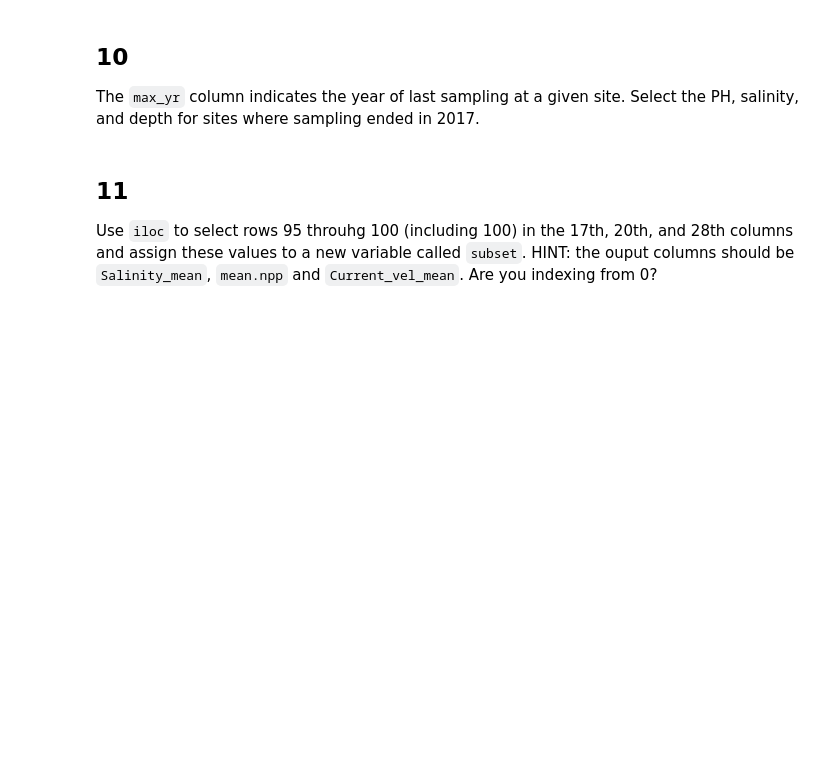
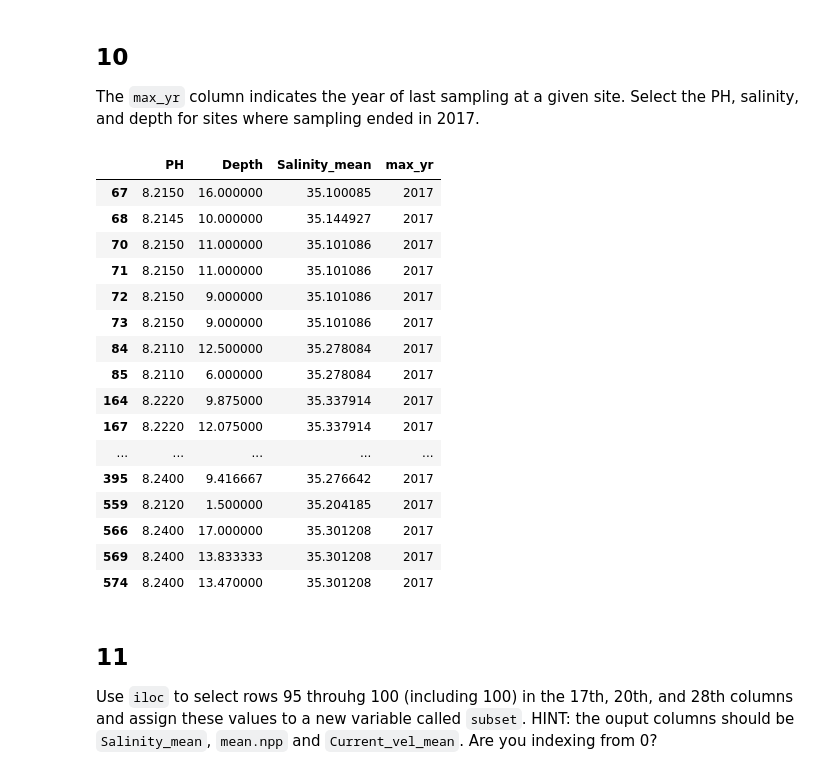
Before and after one commit to kristinaglass/eds220-hwk-1, a Jupyter notebook: hwk1-task3.ipynb, the cells around one changed output. Cells and saved outputs as stored; diff of their text form; code cells hidden in the pictures; blank space fills up the shorter version.

```diff
--- a/hwk1-task3.ipynb
+++ b/hwk1-task3.ipynb
@@ -208,3 +276,26 @@ The `max_yr` column indicates the year of last sampling at a given site. Select
+# %%
+# solve exercise here
+#using loc to select row by condition
+#selects "PH", "Depth", "max_yr", and "Salinity_mean" columns showing only rows where the year is 2017
+coral_div.loc[coral_div['max_yr']==2017, ['PH', 'Depth', 'Salinity_mean', 'max_yr']]
+# %% [output]
+|  | PH | Depth | Salinity_mean | max_yr |
+| 67 | 8.2150 | 16.000000 | 35.100085 | 2017 |
+| 68 | 8.2145 | 10.000000 | 35.144927 | 2017 |
+| 70 | 8.2150 | 11.000000 | 35.101086 | 2017 |
+| 71 | 8.2150 | 11.000000 | 35.101086 | 2017 |
+| 72 | 8.2150 | 9.000000 | 35.101086 | 2017 |
+| 73 | 8.2150 | 9.000000 | 35.101086 | 2017 |
+| 84 | 8.2110 | 12.500000 | 35.278084 | 2017 |
+| 85 | 8.2110 | 6.000000 | 35.278084 | 2017 |
+| 164 | 8.2220 | 9.875000 | 35.337914 | 2017 |
+| 167 | 8.2220 | 12.075000 | 35.337914 | 2017 |
+| ... | ... | ... | ... | ... |
+| 395 | 8.2400 | 9.416667 | 35.276642 | 2017 |
+| 559 | 8.2120 | 1.500000 | 35.204185 | 2017 |
+| 566 | 8.2400 | 17.000000 | 35.301208 | 2017 |
+| 569 | 8.2400 | 13.833333 | 35.301208 | 2017 |
+| 574 | 8.2400 | 13.470000 | 35.301208 | 2017 |
 # %% [markdown]
 ## 11
 Use `iloc` to select rows 95 throuhg 100 (including 100) in the 17th, 20th, and 28th columns and assign these values to a new variable called `subset`. HINT: the ouput columns should be `Salinity_mean`, `mean.npp` and `Current_vel_mean`. Are you indexing from 0?
```
Also changed, not shown: parts of 10 cells of this notebook.
